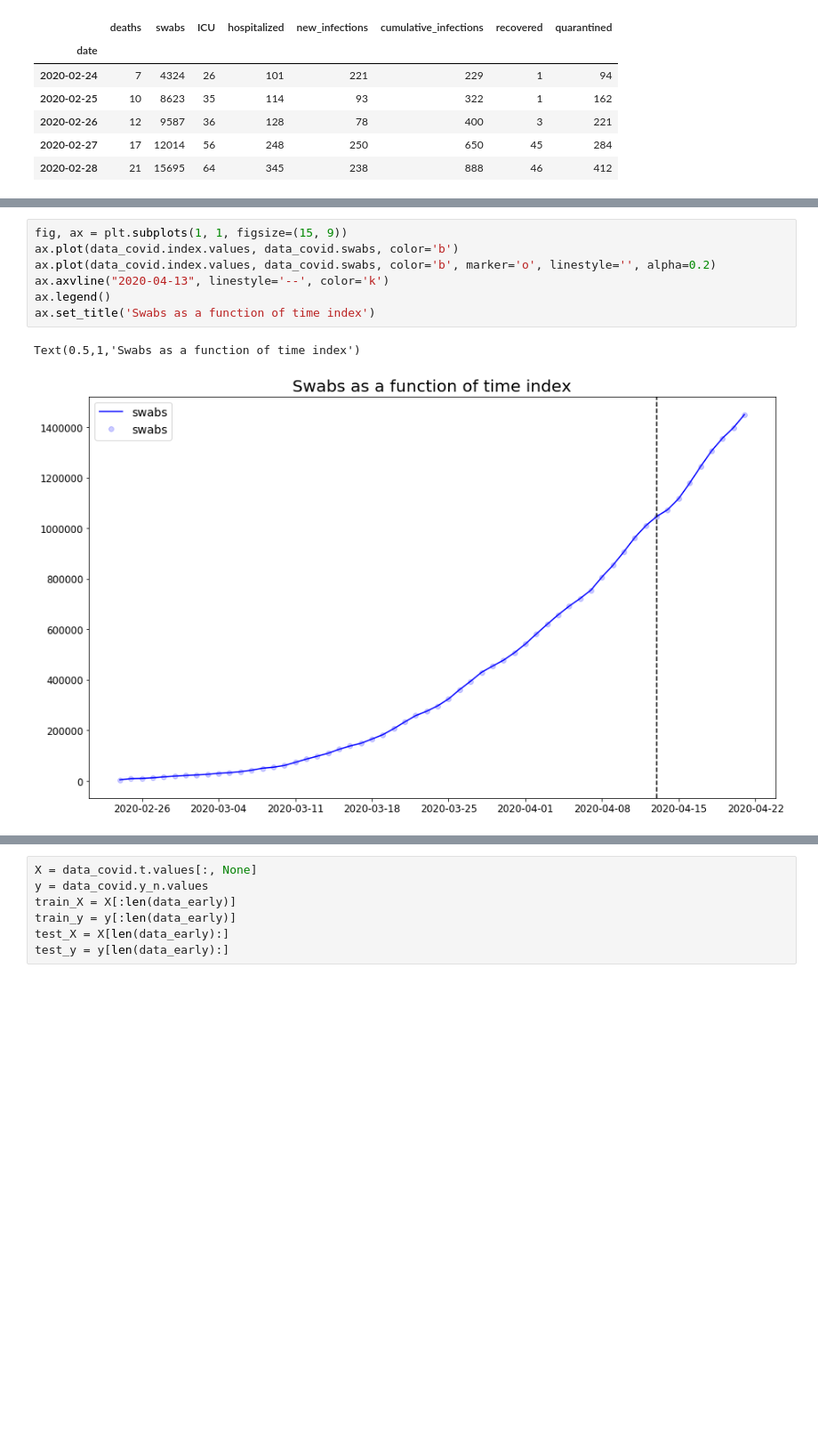
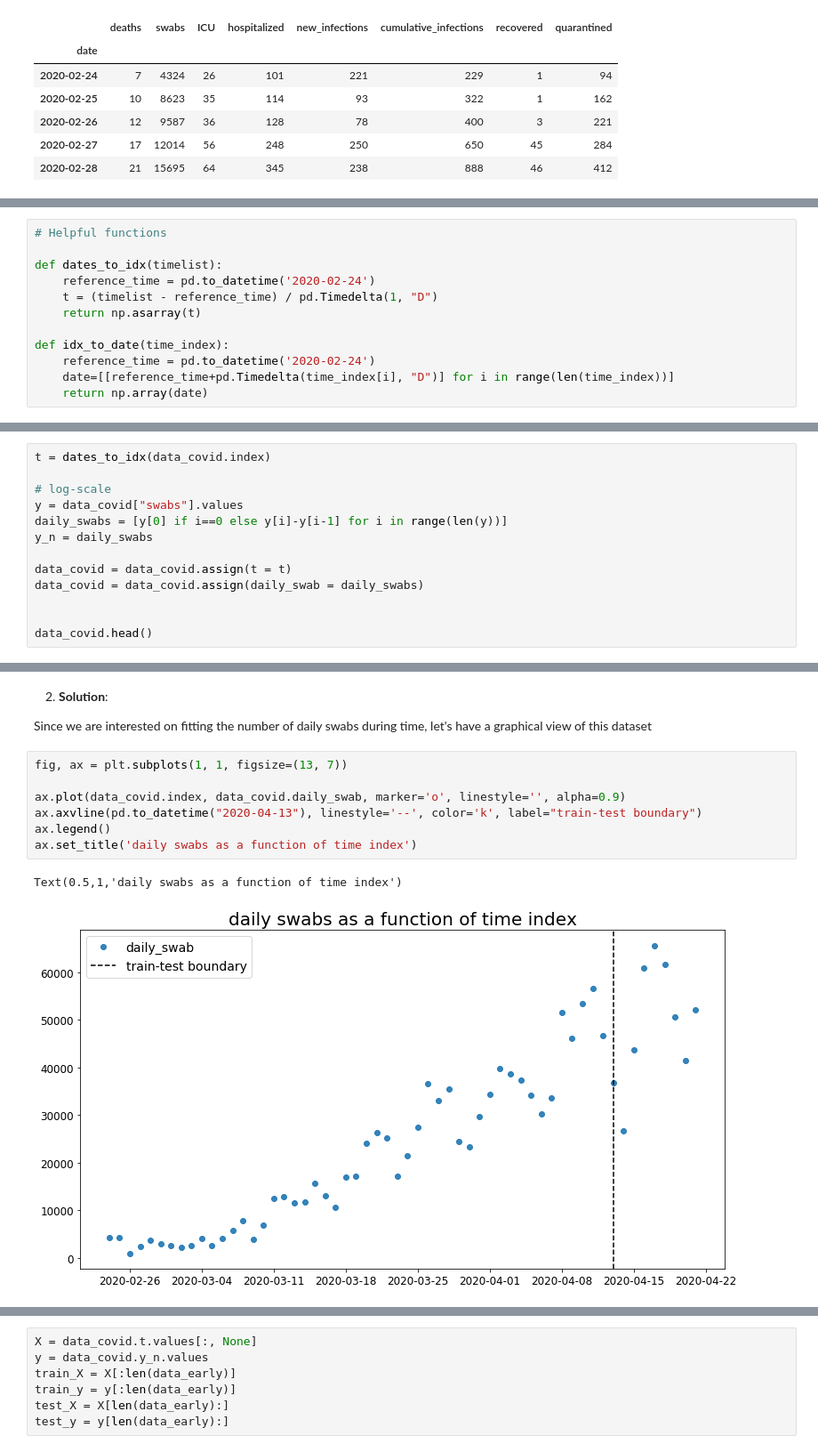
Before and after one commit to RobertoCorti/Statistical-Machine-Learning-2020, a Jupyter notebook: homeworks/homework_05.ipynb, the cells around one changed output, grey strips where cells are left out. Shown at 89% size. Cells and saved outputs as stored; diff of their text form; blank space fills up the shorter version.

```diff
--- a/homeworks/homework_05.ipynb
+++ b/homeworks/homework_05.ipynb
@@ -75,0 +56,12 @@ data_covid.head()
+# %%
+# Helpful functions
+
+def dates_to_idx(timelist):
+    reference_time = pd.to_datetime('2020-02-24')
+    t = (timelist - reference_time) / pd.Timedelta(1, "D")
+    return np.asarray(t)
+
+def idx_to_date(time_index):
+    reference_time = pd.to_datetime('2020-02-24')
+    date=[[reference_time+pd.Timedelta(time_index[i], "D")] for i in range(len(time_index))]
+    return np.array(date)
@@ -75,0 +74,13 @@ data_covid.head()
+# %%
+t = dates_to_idx(data_covid.index)
+
+# log-scale
+y = data_covid["swabs"].values
+daily_swabs = [y[0] if i==0 else y[i]-y[i-1] for i in range(len(y))]
+y_n = daily_swabs
+
+data_covid = data_covid.assign(t = t)
+data_covid = data_covid.assign(daily_swab = daily_swabs)
+
+
+data_covid.head()
@@ -81,11 +126,15 @@ data_later = data_covid.iloc[sep_idx:, :]
+# %% [markdown]
+2. **Solution**:
+
+Since we are interested on fitting the number of daily swabs during time, let's have a graphical view of this dataset
 # %%
-fig, ax = plt.subplots(1, 1, figsize=(15, 9))
-ax.plot(data_covid.index.values, data_covid.swabs, color='b')
-ax.plot(data_covid.index.values, data_covid.swabs, color='b', marker='o', linestyle='', alpha=0.2)
-ax.axvline("2020-04-13", linestyle='--', color='k')
+fig, ax = plt.subplots(1, 1, figsize=(13, 7))
+
+ax.plot(data_covid.index, data_covid.daily_swab, marker='o', linestyle='', alpha=0.9)
+ax.axvline(pd.to_datetime("2020-04-13"), linestyle='--', color='k', label="train-test boundary")
 ax.legend()
-ax.set_title('Swabs as a function of time index')
+ax.set_title('daily swabs as a function of time index')
 # %% [output]
-Text(0.5,1,'Swabs as a function of time index')
+Text(0.5,1,'daily swabs as a function of time index')
-[figure, old version]
+[figure, new version]
 # %%
```
Also changed, not shown: parts of 22 cells of this notebook.
